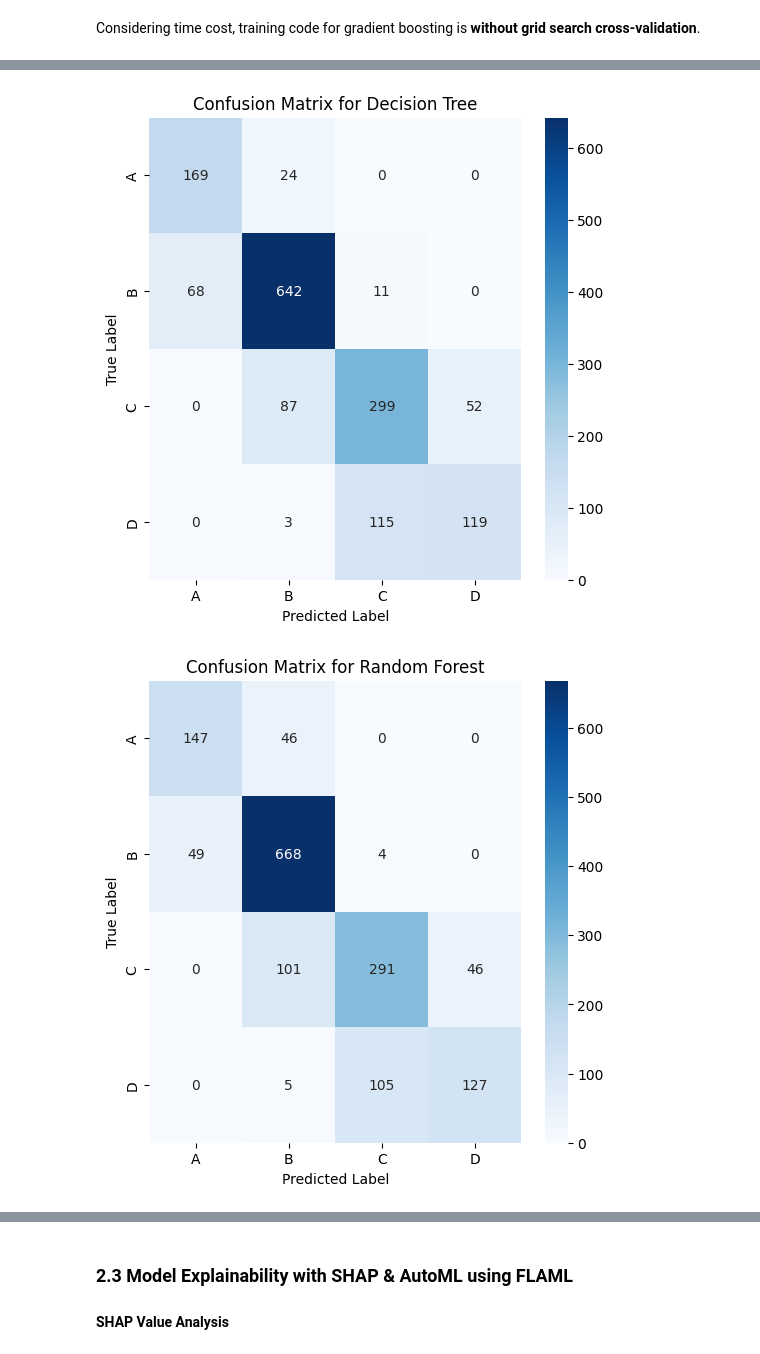
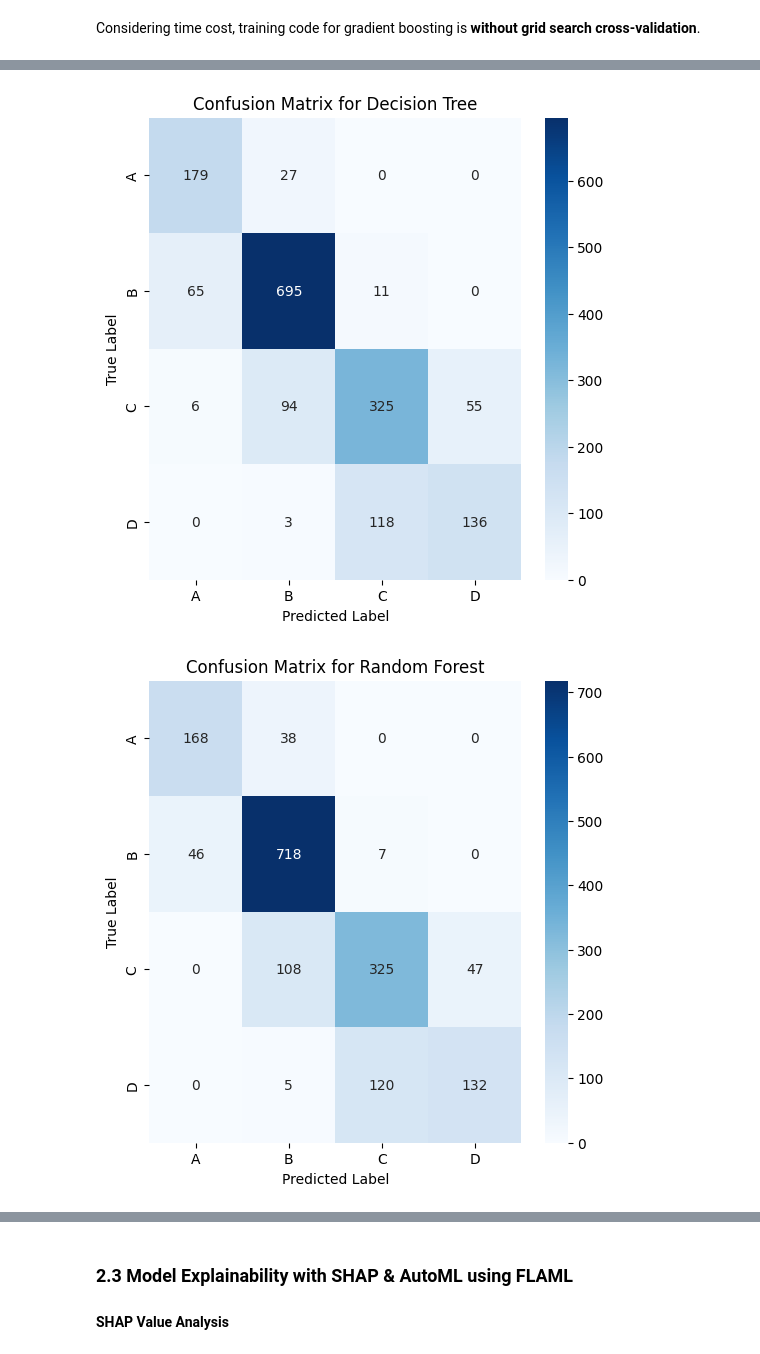
Before and after one commit to fengfrankgthb/BUS-41204, a Jupyter notebook: Problem Sets/PS1.ipynb, the cells around one changed output, grey strips where cells are left out. Drawn from its saved outputs; the diff is of its cells as text; code cells hidden in the pictures.

```diff
--- a/Problem Sets/PS1.ipynb
+++ b/Problem Sets/PS1.ipynb
@@ -1158,11 +1162,19 @@ best_gb = GradientBoostingClassifier(
     n_estimators=200, max_depth=7, learning_rate=0.1, random_state=42
 )
 
+# add code
+# Impute missing values using the mean
+from sklearn.impute import SimpleImputer
+imputer = SimpleImputer(strategy='mean')
+X_train_imputed = imputer.fit_transform(X_train)
+X_test_imputed = imputer.transform(X_test)
+# end code add
+
 # Train the model
-best_gb.fit(X_train, y_train)
+best_gb.fit(X_train_imputed, y_train) # revised X_train to X_train_imputed.
 
 # Make predictions
-y_pred_gb = best_gb.predict(X_test)
+y_pred_gb = best_gb.predict(X_test_imputed) # revised X_test to X_test_imputed.
 
 # Evaluate performance
 print("\nGradient Boosting Accuracy:", accuracy_score(y_test, y_pred_gb))
@@ -1178,21 +1203,21 @@ Confusion matrix for three tree models
 # %%
 for model, name in zip(
     [best_dt, best_rf, best_gb], ["Decision Tree", "Random Forest", "Gradient Boosting"]
 ):
-    cm = confusion_matrix(y_test, model.predict(X_test))
+    cm = confusion_matrix(y_test, model.predict(X_test_imputed)) # run current model to predict y and validate by y_test. Recall that GBM required imputed dataset
     plt.figure(figsize=(6, 6))
     sns.heatmap(
         cm,
         annot=True,
         fmt="d",
         cmap="Blues",
         xticklabels=model.classes_,
         yticklabels=model.classes_,
     )
     plt.title(f"Confusion Matrix for {name}")
     plt.xlabel("Predicted Label")
     plt.ylabel("True Label")
     plt.show()
 # %% [output]
-[figure, old version]
+[figure, new version]
-[figure, old version]
+[figure, new version]
```
Also changed, not shown: parts of 6 cells of this notebook.
